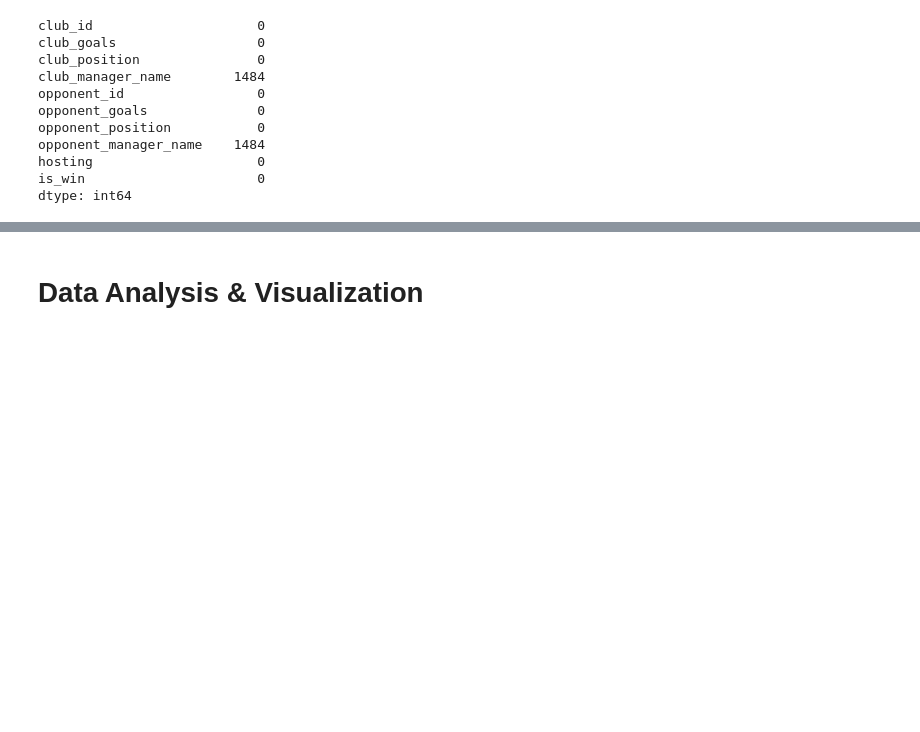
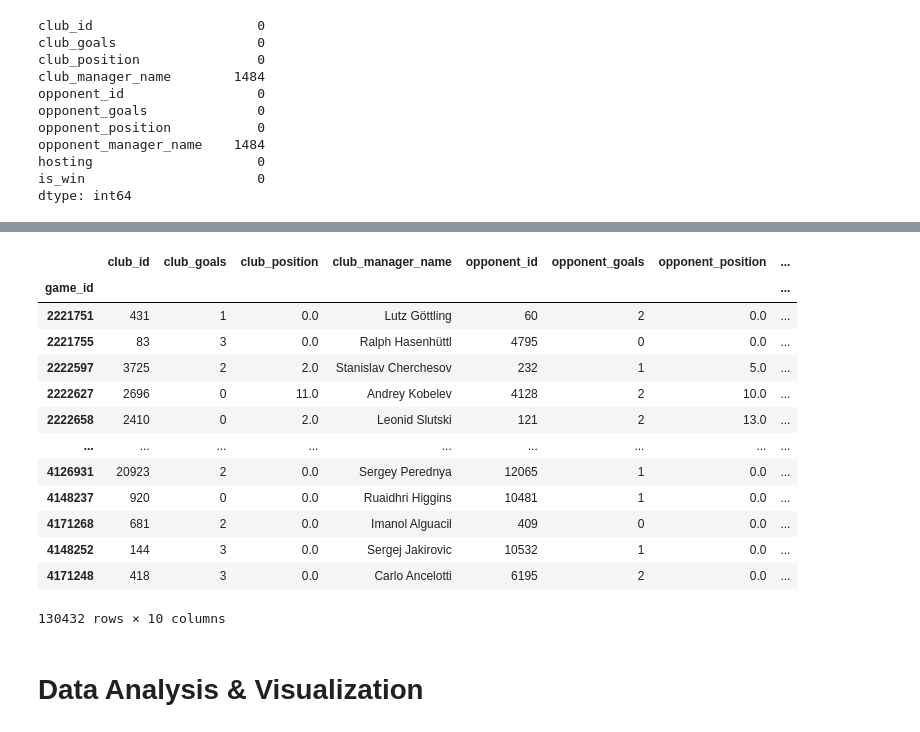
Before and after one commit to RiccardoPili/Football-Data-Analysis, a Jupyter notebook: club_games.ipynb, the cells around one changed output, grey strips where cells are left out. Drawn from its saved outputs; the diff is of its cells as text; code cells hidden in the pictures; blank space fills up the shorter version.

```diff
--- a/club_games.ipynb
+++ b/club_games.ipynb
@@ -105,2 +130,23 @@ dtype: int64
+# %%
+club_games_df['is_win'] = club_games_df['is_win'].replace({1: True, 0: False})
+
+club_games_df['is_win'] = club_games_df['is_win'].astype(bool)
+
+club_games_df
+# %% [output]
+|  | club_id | club_goals | club_position | club_manager_name | opponent_id | opponent_goals | opponent_position | ... |
+| game_id |  |  |  |  |  |  |  | ... |
+| 2221751 | 431 | 1 | 0.0 | Lutz Göttling | 60 | 2 | 0.0 | ... |
+| 2221755 | 83 | 3 | 0.0 | Ralph Hasenhüttl | 4795 | 0 | 0.0 | ... |
+| 2222597 | 3725 | 2 | 2.0 | Stanislav Cherchesov | 232 | 1 | 5.0 | ... |
+| 2222627 | 2696 | 0 | 11.0 | Andrey Kobelev | 4128 | 2 | 10.0 | ... |
+| 2222658 | 2410 | 0 | 2.0 | Leonid Slutski | 121 | 2 | 13.0 | ... |
+| ... | ... | ... | ... | ... | ... | ... | ... | ... |
+| 4126931 | 20923 | 2 | 0.0 | Sergey Perednya | 12065 | 1 | 0.0 | ... |
+| 4148237 | 920 | 0 | 0.0 | Ruaidhri Higgins | 10481 | 1 | 0.0 | ... |
+| 4171268 | 681 | 2 | 0.0 | Imanol Alguacil | 409 | 0 | 0.0 | ... |
+| 4148252 | 144 | 3 | 0.0 | Sergej Jakirovic | 10532 | 1 | 0.0 | ... |
+| 4171248 | 418 | 3 | 0.0 | Carlo Ancelotti | 6195 | 2 | 0.0 | ... |
+130432 rows × 10 columns
 # %% [markdown]
 # Data Analysis & Visualization
```
Also changed, not shown: parts of 1 cell of this notebook.
